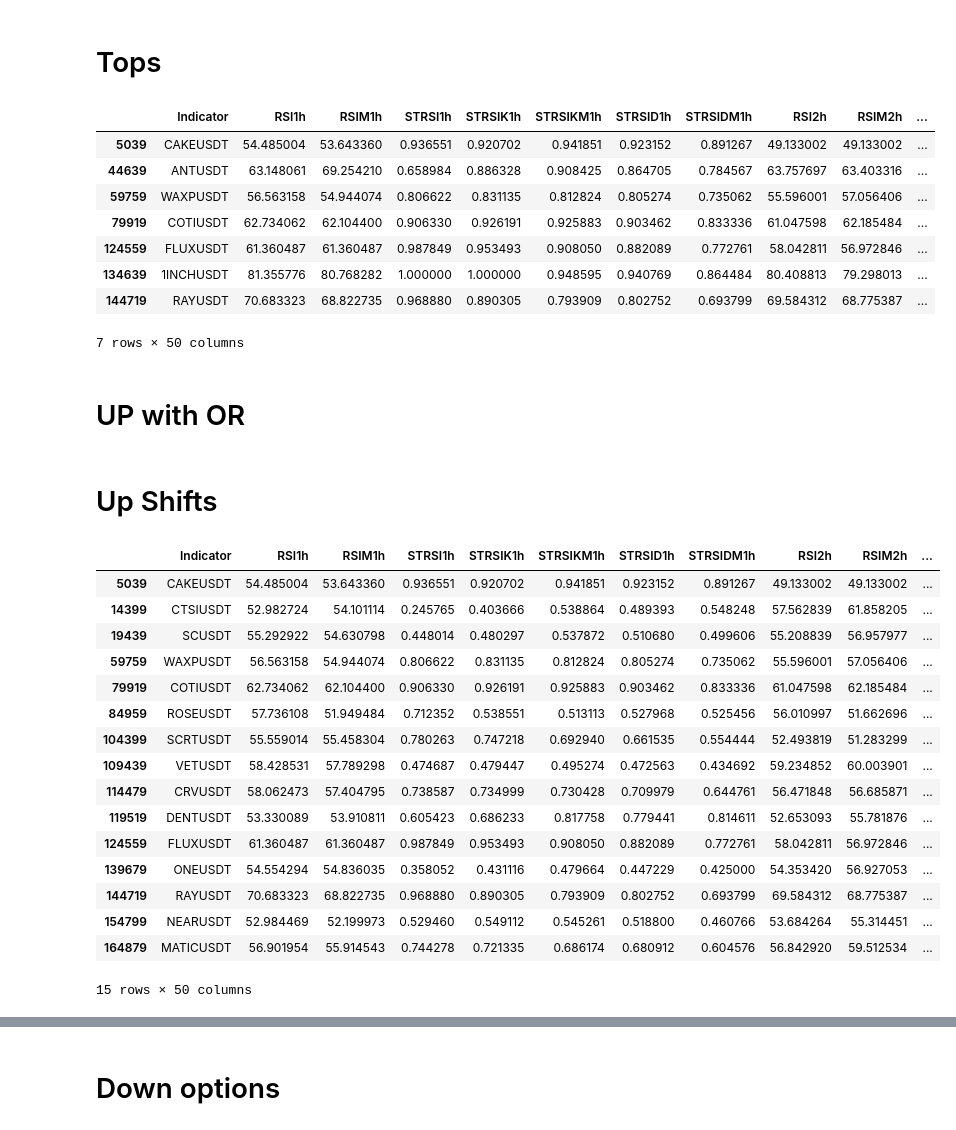
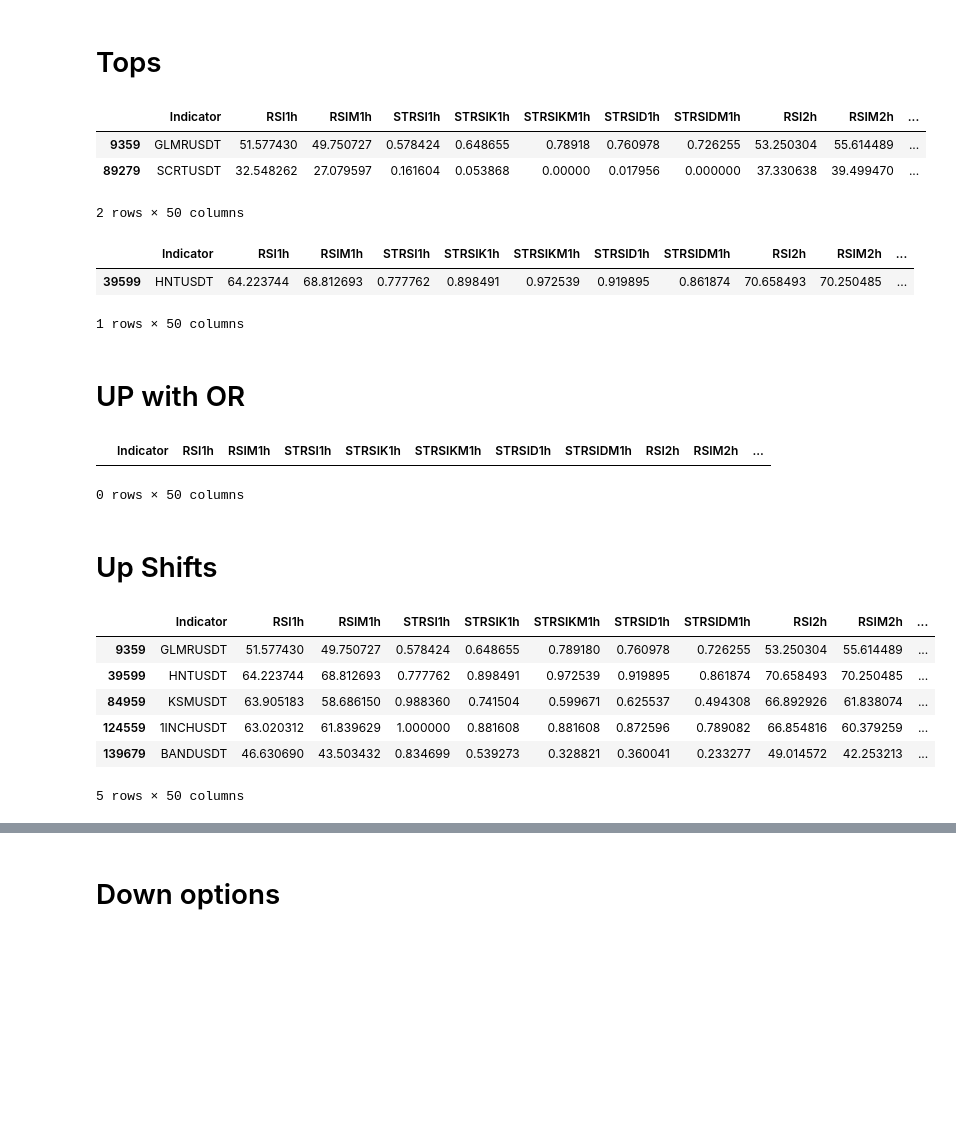
Before and after one commit to hjabbour/ML, a Jupyter notebook: HLST-FIXLIST-Direction-3D1H.ipynb, the cells around one changed output, grey strips where cells are left out. Saved outputs shown, nothing was run; the diff lists cells and outputs as text; code cells hidden in the pictures; blank space fills up the shorter version.

```diff
--- a/HLST-FIXLIST-Direction-3D1H.ipynb
+++ b/HLST-FIXLIST-Direction-3D1H.ipynb
@@ -451,63 +504,70 @@ drop = final.loc[((top1d) & (top3d))]
 #drop = final.loc[( (top4h) & (top2h) & (top1h) & (top8h) & (top12h) & (top1d) & (top3d))]
 #drop = final.loc[( (top8h) & (top12h) & (top1d) & (top3d))]
 #drop = final.loc[( (top8h) & (top4h) & (top2h))]
-drop = final.loc[( (top4h) & (top2h) & (top1h))]
+#drop = final.loc[( (top4h) & (top2h) & (top1h))]
 #drop = final.loc[((top4h) & (top2h))]
 
 
 drop
 # %% [output]
 |  | Indicator | RSI1h | RSIM1h | STRSI1h | STRSIK1h | STRSIKM1h | STRSID1h | STRSIDM1h | RSI2h | RSIM2h | ... |
-| 5039 | CAKEUSDT | 54.485004 | 53.643360 | 0.936551 | 0.920702 | 0.941851 | 0.923152 | 0.891267 | 49.133002 | 49.133002 | ... |
-| 44639 | ANTUSDT | 63.148061 | 69.254210 | 0.658984 | 0.886328 | 0.908425 | 0.864705 | 0.784567 | 63.757697 | 63.403316 | ... |
-| 59759 | WAXPUSDT | 56.563158 | 54.944074 | 0.806622 | 0.831135 | 0.812824 | 0.805274 | 0.735062 | 55.596001 | 57.056406 | ... |
-| 79919 | COTIUSDT | 62.734062 | 62.104400 | 0.906330 | 0.926191 | 0.925883 | 0.903462 | 0.833336 | 61.047598 | 62.185484 | ... |
-| 124559 | FLUXUSDT | 61.360487 | 61.360487 | 0.987849 | 0.953493 | 0.908050 | 0.882089 | 0.772761 | 58.042811 | 56.972846 | ... |
-| 134639 | 1INCHUSDT | 81.355776 | 80.768282 | 1.000000 | 1.000000 | 0.948595 | 0.940769 | 0.864484 | 80.408813 | 79.298013 | ... |
-| 144719 | RAYUSDT | 70.683323 | 68.822735 | 0.968880 | 0.890305 | 0.793909 | 0.802752 | 0.693799 | 69.584312 | 68.775387 | ... |
+| 9359 | GLMRUSDT | 51.577430 | 49.750727 | 0.578424 | 0.648655 | 0.78918 | 0.760978 | 0.726255 | 53.250304 | 55.614489 | ... |
+| 89279 | SCRTUSDT | 32.548262 | 27.079597 | 0.161604 | 0.053868 | 0.00000 | 0.017956 | 0.000000 | 37.330638 | 39.499470 | ... |
-7 rows × 50 columns
+2 rows × 50 columns
+# %%
+#TOP R
+drop = final.loc[((topr1d) & (topr3d))]
+
+#drop = final.loc[( (topr4h) & (topr2h) & (topr1h) & (topr8h) & (topr12h) & (topr1d) & (topr3d))]
+#drop = final.loc[( (topr8h) & (topr12h) & (topr1d) & (topr3d))]
+#drop = final.loc[( (topr8h) & (topr4h) & (topr2h))]
+drop = final.loc[( (topr4h) & (topr2h) & (topr1h))]
+drop = final.loc[((topr4h) & (topr2h))]
+
+
+drop
+# %% [output]
+|  | Indicator | RSI1h | RSIM1h | STRSI1h | STRSIK1h | STRSIKM1h | STRSID1h | STRSIDM1h | RSI2h | RSIM2h | ... |
+| 39599 | HNTUSDT | 64.223744 | 68.812693 | 0.777762 | 0.898491 | 0.972539 | 0.919895 | 0.861874 | 70.658493 | 70.250485 | ... |
+1 rows × 50 columns
 # %% [markdown]
 # UP with OR
 # %%
 ## UP with K or RSI might show early reversal
 #drop = final.loc[((rule3dkup | rule3dRSIup) & (rule1dkup | rule1dRSIup) & (rule12kup & rule12RSIup) & (rule8kup & rule8RSIup) & (rule4kup | rule4RSIup) & (final['STRSIK1d'] < 0.2) ) ]
-#drop = final.loc[((rule3dkup | rule3dRSIup) & (rule1dkup | rule1dRSIup) & (rule12kup & rule12RSIup) & (rule8kup & rule8RSIup) & (rule4kup | rule4RSIup)  ) ]
+drop = final.loc[((rule3dkup | rule3dRSIup) & (rule1dkup | rule1dRSIup) & (rule12kup & rule12RSIup) & (rule8kup & rule8RSIup) & (rule4kup | rule4RSIup)  ) ]
 #drop = final.loc[((rule3dkup | rule3dRSIup) & (rule1dkup | rule1dRSIup) & (rule12kup & rule12RSIup) & (rule8kup & rule8RSIup) & (rule4kup | rule4RSIup) &  (rule2kup | rule2RSIup) & (rule1kup | rule1RSIup) ) ]
 
-#drop = final.loc[((uptrend3d) & (uptrend1d) & (uptrend12h) & (uptrend8h)) ]
+drop = final.loc[((uptrend3d) & (uptrend1d) & (uptrend12h) & (uptrend8h)) ]
 
-#drop
+drop
+# %% [output]
+|  | Indicator | RSI1h | RSIM1h | STRSI1h | STRSIK1h | STRSIKM1h | STRSID1h | STRSIDM1h | RSI2h | RSIM2h | ... |
+0 rows × 50 columns
 # %% [markdown]
 # Up Shifts
 # %%
-# 3d to 8 hours
+# 3d to 8 hours with room
 drop = final.loc[( (bottom3d) & (uptrend3d | shift3d)) & (uptrend8h | shift8h) & (uptrend1d | shift1d) & (uptrend12h | shift12h) &  (uptrend4h | shift4h) ]
 drop = final.loc[((uptrend3d | shift3d)) & (uptrend8h | shift8h) & (uptrend1d | shift1d) & (uptrend12h | shift12h) &  (uptrend4h | shift4h) ]
-#drop = final.loc[((room3d & room1d & room12h & room8h & room4h) &(uptrend3d | shift3d)) & (uptrend8h | shift8h) & (uptrend1d | shift1d) & (uptrend12h | shift12h) &  (uptrend4h | shift4h) ]
+#drop = final.loc[((room3d & room1d & room12h & room8h) &(uptrend3d | shift3d)) & (uptrend8h | shift8h) & (uptrend1d | shift1d) & (uptrend12h | shift12h)]
+#drop = final.loc[((room3d) &(uptrend3d | shift3d)) & (uptrend8h | shift8h) & (uptrend1d | shift1d) & (uptrend12h | shift12h)]
+
 #drop = final.loc[((room3d & room1d & room12h & room8h & room4h & room2h) &(uptrend3d | shift3d)) & (uptrend8h | shift8h) & (uptrend1d | shift1d) & (uptrend12h | shift12h) &  (uptrend4h | shift4h) ]
-#drop = final.loc[((room3d & room1d & room12h & room8h & room4h & room2h & room1h) &(uptrend3d | shift3d)) & (uptrend8h | shift8h) & (uptrend1d | shift1d) & (uptrend12h | shift12h) &  (uptrend4h | shift4h) ]
+#drop = final.loc[((room3d & room1d & room12h & room8h & room4h & room2h & room1h) &(uptrend3d | shift3d)) & (uptrend8h | shift8h) & (uptrend1d | shift1d) & (uptrend12h | shift12h) ]
 
 #drop = final.loc[((uptrend3d | shift3d)) & (uptrend8h | shift8h) & (uptrend1d | shift1d) & (uptrend12h | shift12h) &  (uptrend4h | shift4h) & (uptrend2h | shift2h) &  (uptrend1h | shift1h)]
 
 #drop = final.loc[((uptrend3d | shift3d)) & (uptrend8h | shift8h) & (uptrend1d | shift1d) & (uptrend12h | shift12h)]
+drop = final.loc[( (uptrend3d | shift3d) & (uptrend1d | shift1d) ) ]
 
 #drop = drop.loc[((downtrend2h | dshift2h) | (downtrend1h | dshift1h) )]
 drop
 # %% [output]
 |  | Indicator | RSI1h | RSIM1h | STRSI1h | STRSIK1h | STRSIKM1h | STRSID1h | STRSIDM1h | RSI2h | RSIM2h | ... |
-| 5039 | CAKEUSDT | 54.485004 | 53.643360 | 0.936551 | 0.920702 | 0.941851 | 0.923152 | 0.891267 | 49.133002 | 49.133002 | ... |
-| 14399 | CTSIUSDT | 52.982724 | 54.101114 | 0.245765 | 0.403666 | 0.538864 | 0.489393 | 0.548248 | 57.562839 | 61.858205 | ... |
-| 19439 | SCUSDT | 55.292922 | 54.630798 | 0.448014 | 0.480297 | 0.537872 | 0.510680 | 0.499606 | 55.208839 | 56.957977 | ... |
-| 59759 | WAXPUSDT | 56.563158 | 54.944074 | 0.806622 | 0.831135 | 0.812824 | 0.805274 | 0.735062 | 55.596001 | 57.056406 | ... |
-| 79919 | COTIUSDT | 62.734062 | 62.104400 | 0.906330 | 0.926191 | 0.925883 | 0.903462 | 0.833336 | 61.047598 | 62.185484 | ... |
-| 84959 | ROSEUSDT | 57.736108 | 51.949484 | 0.712352 | 0.538551 | 0.513113 | 0.527968 | 0.525456 | 56.010997 | 51.662696 | ... |
-| 104399 | SCRTUSDT | 55.559014 | 55.458304 | 0.780263 | 0.747218 | 0.692940 | 0.661535 | 0.554444 | 52.493819 | 51.283299 | ... |
-| 109439 | VETUSDT | 58.428531 | 57.789298 | 0.474687 | 0.479447 | 0.495274 | 0.472563 | 0.434692 | 59.234852 | 60.003901 | ... |
-| 114479 | CRVUSDT | 58.062473 | 57.404795 | 0.738587 | 0.734999 | 0.730428 | 0.709979 | 0.644761 | 56.471848 | 56.685871 | ... |
-| 119519 | DENTUSDT | 53.330089 | 53.910811 | 0.605423 | 0.686233 | 0.817758 | 0.779441 | 0.814611 | 52.653093 | 55.781876 | ... |
-| 124559 | FLUXUSDT | 61.360487 | 61.360487 | 0.987849 | 0.953493 | 0.908050 | 0.882089 | 0.772761 | 58.042811 | 56.972846 | ... |
-| 139679 | ONEUSDT | 54.554294 | 54.836035 | 0.358052 | 0.431116 | 0.479664 | 0.447229 | 0.425000 | 54.353420 | 56.927053 | ... |
-| 144719 | RAYUSDT | 70.683323 | 68.822735 | 0.968880 | 0.890305 | 0.793909 | 0.802752 | 0.693799 | 69.584312 | 68.775387 | ... |
-| 154799 | NEARUSDT | 52.984469 | 52.199973 | 0.529460 | 0.549112 | 0.545261 | 0.518800 | 0.460766 | 53.684264 | 55.314451 | ... |
-| 164879 | MATICUSDT | 56.901954 | 55.914543 | 0.744278 | 0.721335 | 0.686174 | 0.680912 | 0.604576 | 56.842920 | 59.512534 | ... |
+| 9359 | GLMRUSDT | 51.577430 | 49.750727 | 0.578424 | 0.648655 | 0.789180 | 0.760978 | 0.726255 | 53.250304 | 55.614489 | ... |
+| 39599 | HNTUSDT | 64.223744 | 68.812693 | 0.777762 | 0.898491 | 0.972539 | 0.919895 | 0.861874 | 70.658493 | 70.250485 | ... |
+| 84959 | KSMUSDT | 63.905183 | 58.686150 | 0.988360 | 0.741504 | 0.599671 | 0.625537 | 0.494308 | 66.892926 | 61.838074 | ... |
+| 124559 | 1INCHUSDT | 63.020312 | 61.839629 | 1.000000 | 0.881608 | 0.881608 | 0.872596 | 0.789082 | 66.854816 | 60.379259 | ... |
+| 139679 | BANDUSDT | 46.630690 | 43.503432 | 0.834699 | 0.539273 | 0.328821 | 0.360041 | 0.233277 | 49.014572 | 42.253213 | ... |
-15 rows × 50 columns
+5 rows × 50 columns
```
Also changed, not shown: parts of 42 cells of this notebook, 4 other files.
